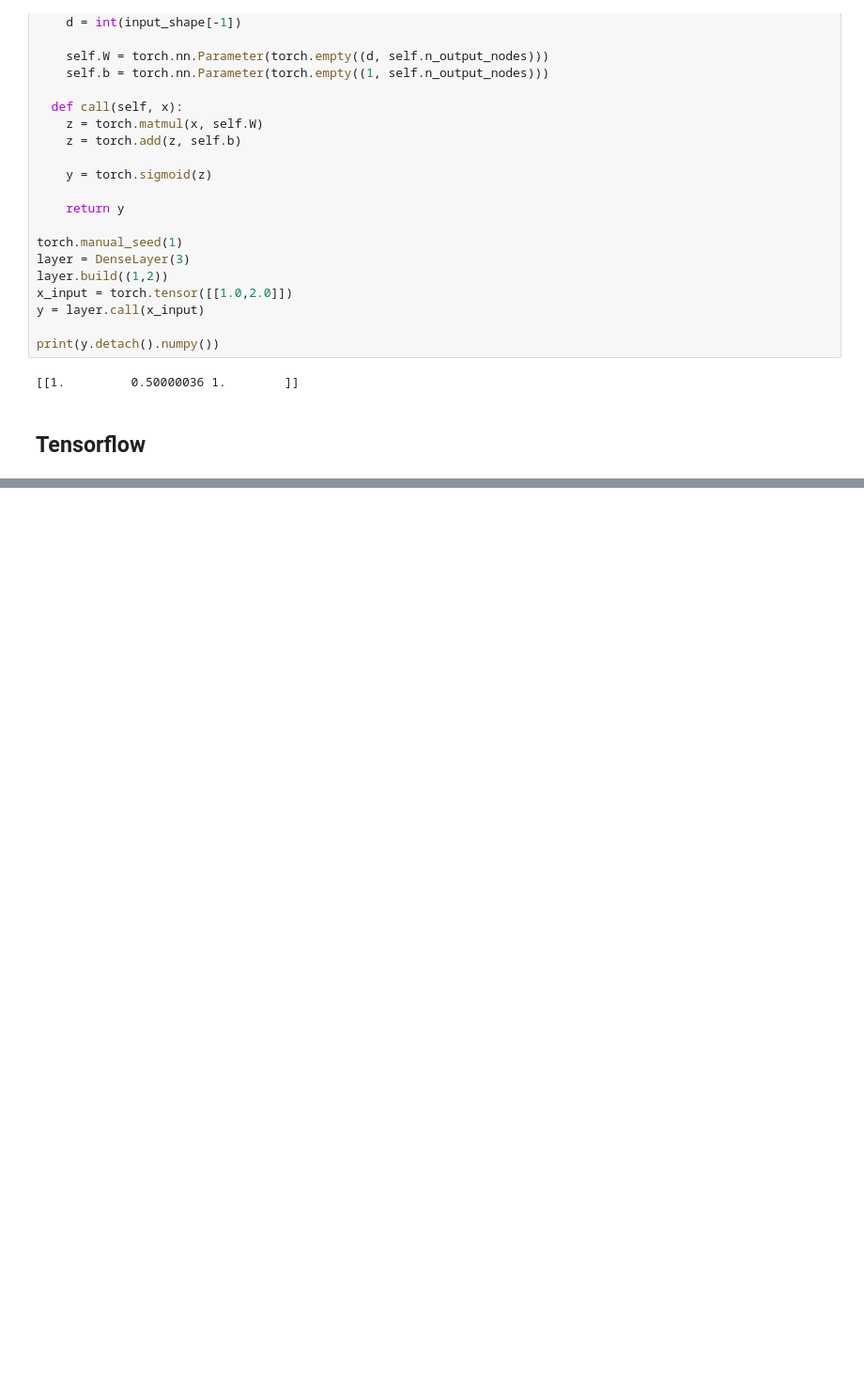
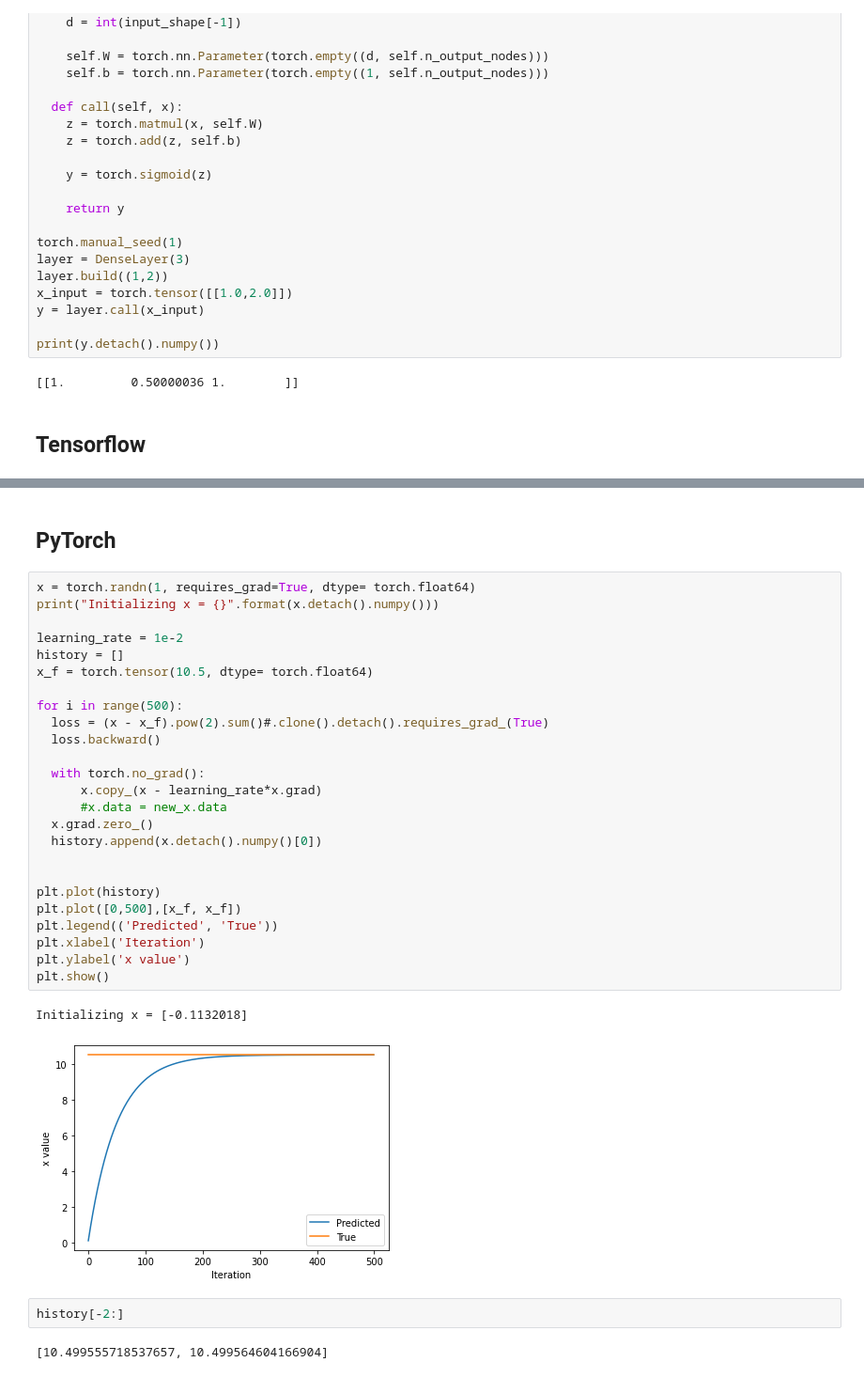
Before and after one commit to Mansoorinho/Deep-Learing-trainings, a Jupyter notebook: Tensorflow Pytorch/Tensorflow_PyTorch_beginner.ipynb, the cells around one changed output, grey strips where cells are left out. Shown at 94% size. Drawn from its saved outputs; the diff is of its cells as text; blank space fills up the shorter version.

```diff
--- a/Tensorflow Pytorch/Tensorflow_PyTorch_beginner.ipynb
+++ b/Tensorflow Pytorch/Tensorflow_PyTorch_beginner.ipynb
@@ -239,0 +441,34 @@ None
+# %% [markdown]
+## PyTorch
+# %%
+x = torch.randn(1, requires_grad=True, dtype= torch.float64)
+print("Initializing x = {}".format(x.detach().numpy()))
+
+learning_rate = 1e-2
+history = []
+x_f = torch.tensor(10.5, dtype= torch.float64)
+
+for i in range(500):
+  loss = (x - x_f).pow(2).sum()#.clone().detach().requires_grad_(True)
+  loss.backward()
+
+  with torch.no_grad():
+      x.copy_(x - learning_rate*x.grad)
+      #x.data = new_x.data
+  x.grad.zero_()
+  history.append(x.detach().numpy()[0])
+
+
+plt.plot(history)
+plt.plot([0,500],[x_f, x_f])
+plt.legend(('Predicted', 'True'))
+plt.xlabel('Iteration')
+plt.ylabel('x value')
+plt.show()
+# %% [output]
+Initializing x = [-0.1132018]
+[figure, added]
+# %%
+history[-2:]
+# %% [output]
+[10.499555718537657, 10.499564604166904]
```
Also changed, not shown: parts of 17 cells of this notebook.
